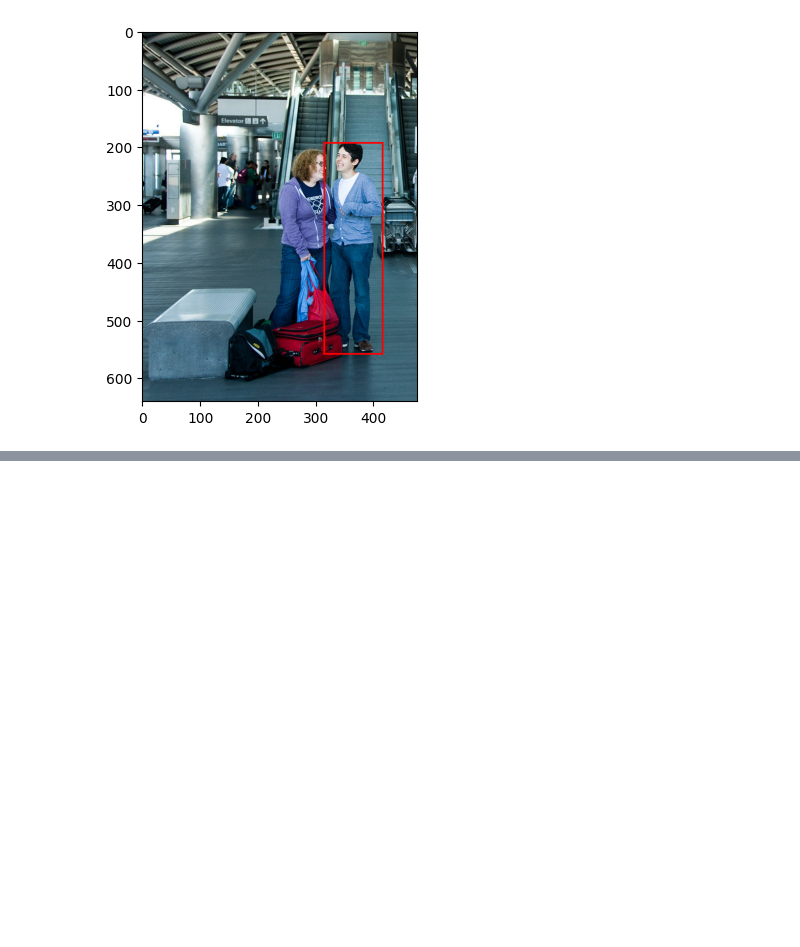
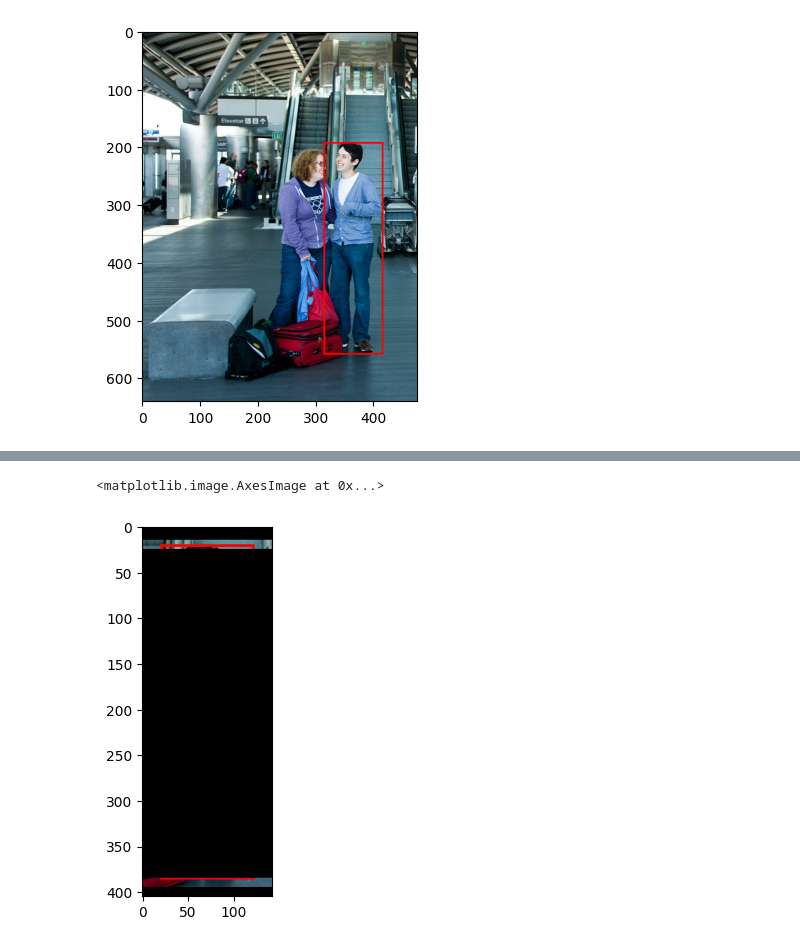
Before and after one commit to johnathanchiu/recursive-segmentation, a Jupyter notebook: nb.ipynb, the cells around one changed output, grey strips where cells are left out. Drawn from its saved outputs; the diff is of its cells as text; code cells hidden in the pictures; blank space fills up the shorter version.

```diff
--- a/nb.ipynb
+++ b/nb.ipynb
@@ -88,0 +105,32 @@ plt.imshow(img)
+# %%
+import numpy as np
+
+def vstrips_intersects(img, bbox, pad=5):
+    strips = []
+    for idx in range(0, img.shape[1], pad*2):
+        size = idx+pad - max(idx-pad, 0)
+        if max(idx-pad, 0) < bbox[0] < idx+pad or max(idx-pad, 0) < bbox[0] + bbox[2] < idx+pad:
+            strips.append(np.ones((img.shape[0], size, 3)) * 255)
+            # strips.append(img[:, max(idx-pad, 0):idx+pad])
+        else:
+            strips.append(np.ones((img.shape[0], size, 3)) * 0)
+    return strips
+
+def hstrips_intersects(img, bbox, pad=5):
+    strips = []
+    for idx in range(0, img.shape[0], pad*2):
+        size = idx+pad - max(idx-pad, 0)
+        if max(idx-pad, 0) < bbox[1] < idx+pad or max(idx-pad, 0) < bbox[1] + bbox[3] < idx+pad:
+            # strips.append(np.ones((size, img.shape[1], 3)) * 255)
+            strips.append(img[max(idx-pad, 0):idx+pad])
+        else:
+            strips.append(np.ones((size, img.shape[1], 3)) * 0)
+    return strips
+
+vstrips = vstrips_intersects(np.array(img_crop), bbox_shifted)
+hstrips = hstrips_intersects(np.array(img_crop), bbox_shifted)
+plt.imshow(np.hstack(vstrips).astype(np.uint8))
+plt.imshow(np.vstack(hstrips).astype(np.uint8))
+# %% [output]
+<matplotlib.image.AxesImage at 0x...>
+[figure, added]
```
Also changed, not shown: parts of 2 cells of this notebook, 2 other files.
